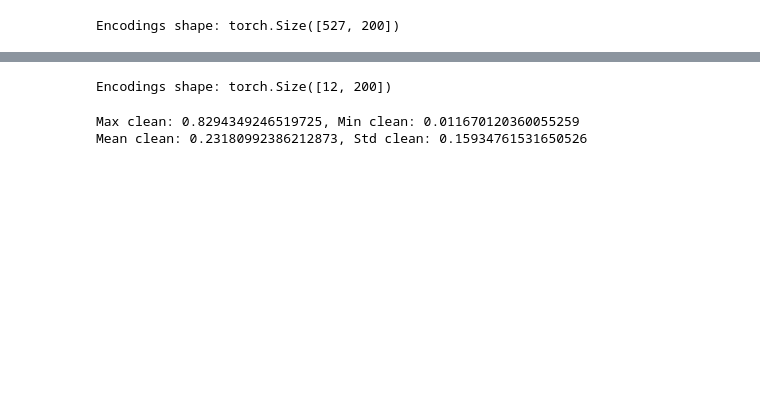
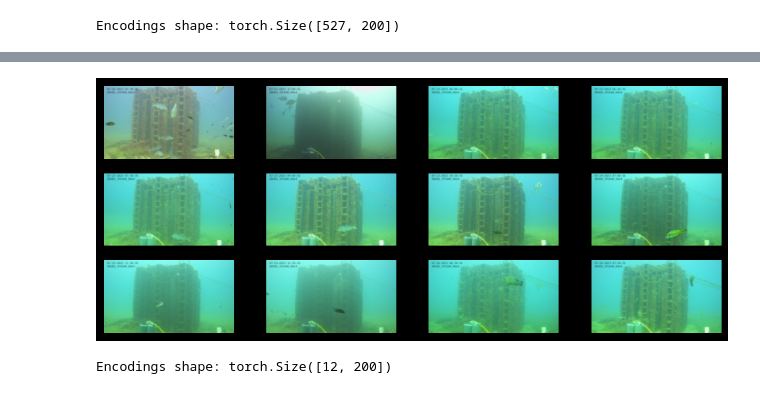
Before and after one commit to ai4os-hub/obsea-fish-detection, a Jupyter notebook: notebooks/detector.ipynb, the cells around one changed output, grey strips where cells are left out. Saved outputs shown, nothing was run; the diff lists cells and outputs as text; code cells hidden in the pictures; blank space fills up the shorter version.

```diff
--- a/notebooks/detector.ipynb
+++ b/notebooks/detector.ipynb
@@ -19,3 +60,16 @@ Encodings shape: torch.Size([527, 200])
+# %%
+in_channels = settings["image"]["n_channels"]
+image_names = settings["camera_state"]["dirty"]
+image_paths = [images_parent / name for name in image_names]
+# %%
+dataset = obsea.datasets.ImageDataset(image_paths, transform=transform)
+fig, axes = plt.subplots(3, 4, figsize=(10, 4))
+for image, ax in zip(dataset, axes.flatten()):
+    img = image.permute(1, 2, 0).detach().numpy()
+    ax.imshow(img, cmap="gray")
+    ax.axis("off")
+# %% [output]
+[figure, added]
 # %%
 with open("encoded/v3.1_autoencoder_dirty.pt", "rb") as f:
     encodings_dirty = torch.load(f).to("cpu")
@@ -32,11 +79 @@ for sample in encodings_clean[-detector.window_size + 1 :]:
-# %%
-distances_clean = [detector.update(sample.cpu().numpy())[0] for sample in encodings_clean]
-distances_clean = np.array(distances_clean)
-max, min = distances_clean.max(), distances_clean.min()
-print(f"Max clean: {max}, Min clean: {min}")
-mean, std = distances_clean.mean(), distances_clean.std()
-print(f"Mean clean: {mean}, Std clean: {std}")
-# %% [output]
-Max clean: 0.8294349246519725, Min clean: 0.011670120360055259
-Mean clean: 0.23180992386212873, Std clean: 0.15934761531650526
 # %%
```
Also changed, not shown: parts of 10 cells of this notebook.
